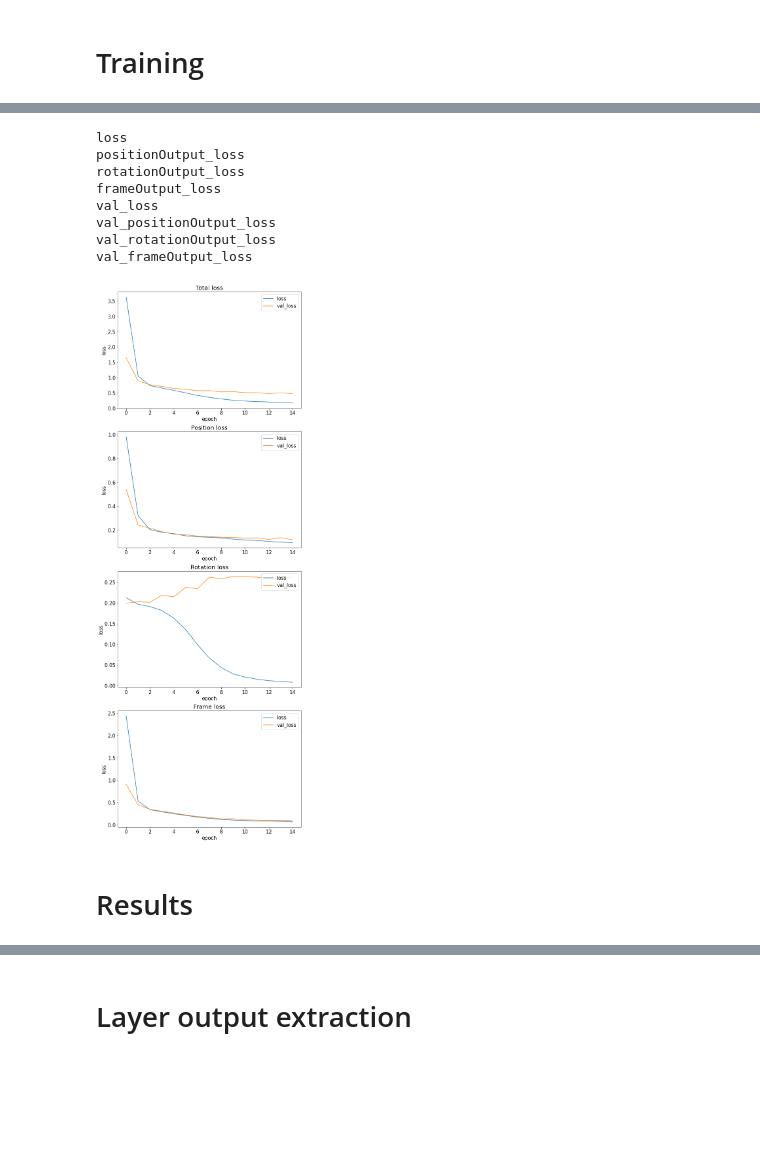
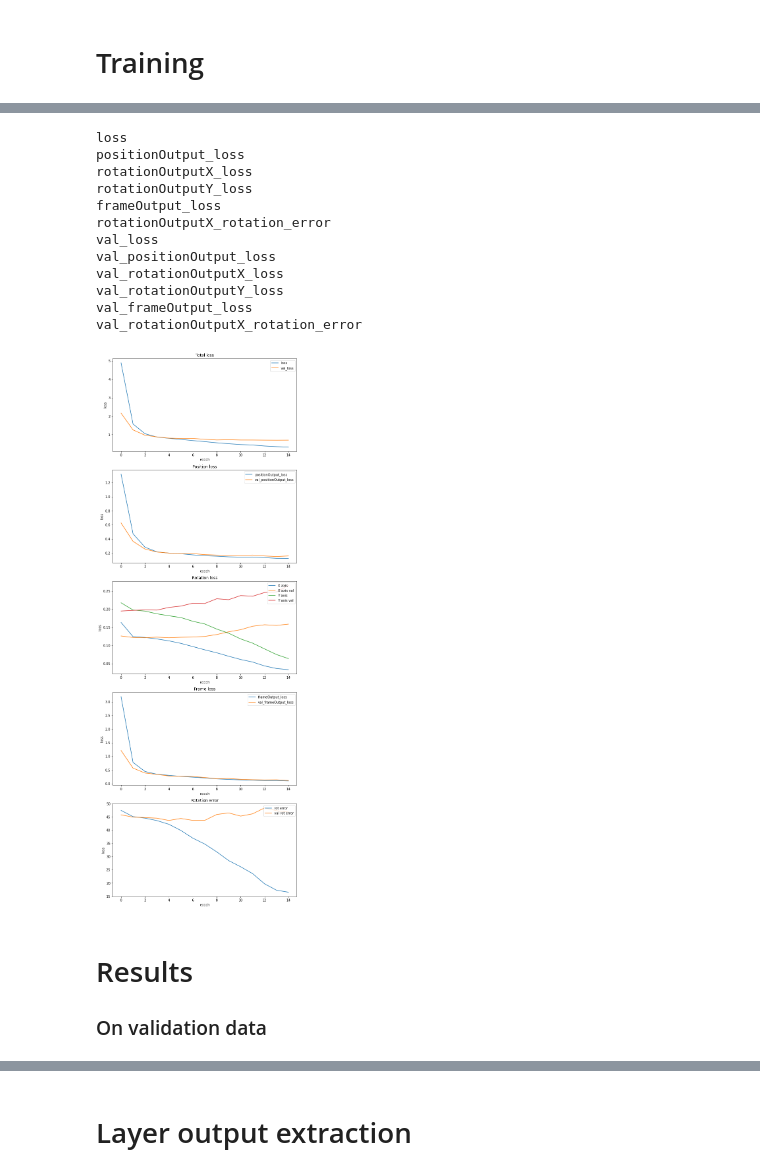
Before and after one commit to mateuszbugaj/Position_and_rotation_CNN, a Jupyter notebook: position_rotation_rgb.ipynb, the cells around one changed output, grey strips where cells are left out. Saved outputs shown, nothing was run; the diff lists cells and outputs as text; code cells hidden in the pictures; blank space fills up the shorter version.

```diff
--- a/position_rotation_rgb.ipynb
+++ b/position_rotation_rgb.ipynb
@@ -100,7 +102,9 @@ for i in shuffled_indices:
                 dataset[i][1]['bxx'],
                 dataset[i][1]['ry'],
                 dataset[i][1]['gy'],
-                dataset[i][1]['byy']]
+                dataset[i][1]['byy'],
+               dataset[i][1]['rotX'],
+               dataset[i][1]['rotY']]
 
     y.append(y_labels)
 
@@ -308,10 +342,17 @@ ________________________________________________________________________________
 # %% [markdown]
 # Training
 # %%
-history = model.fit(x = X,
-                   y = {"frameOutput": y[:, 0:4], "positionOutput": y[:, 4:7], "rotationOutput": y[:, 7:13]},
-                   batch_size = 32,
-                   epochs = 15,
-                   validation_split = 0.2)
+training_data = X[:int(IMAGES*0.8)]
+validation_data = X[:int(IMAGES*0.2)]
+
+history = model.fit(x = training_data,
+                    validation_data = validation_data,
+                    y = {"frameOutput": y[:, 0:4],
+                         "positionOutput": y[:, 4:7],
+                         "rotationOutputX": y[:, 7:10],
+                         "rotationOutputY": y[:, 10:13]},
+                    batch_size = 32,
+                    epochs = 15,
+                    validation_split = 0.2)
 # %% [output]
 Epoch 1/15
@@ -335,46 +376,60 @@ Epoch 15/15
 for k in history.history.keys():
     print(k)
 
-fig, axs = plt.subplots(ncols = 1, nrows = 4, figsize=(10,30))
+fig, axs = plt.subplots(ncols = 1, nrows = 5, figsize=(10,30))
 
 axs[0].plot(history.history['loss'], label = "loss")
 axs[0].plot(history.history['val_loss'], label = "val_loss")
 axs[0].set_ylabel('loss')
 axs[0].set_xlabel('epoch')
 axs[0].legend(loc='upper right')
 axs[0].set_title("Total loss")
 
-axs[1].plot(history.history['positionOutput_loss'], label = "loss")
-axs[1].plot(history.history['val_positionOutput_loss'], label = "val_loss")
+axs[1].plot(history.history['positionOutput_loss'], label = "positionOutput_loss")
+axs[1].plot(history.history['val_positionOutput_loss'], label = "val_positionOutput_loss")
 axs[1].set_ylabel('loss')
 axs[1].set_xlabel('epoch')
 axs[1].legend(loc='upper right')
 axs[1].set_title("Position loss")
 
-axs[2].plot(history.history['rotationOutput_loss'], label = "loss")
-axs[2].plot(history.history['val_rotationOutput_loss'], label = "val_loss")
+axs[2].plot(history.history['rotationOutputX_loss'], label = "X axis")
+axs[2].plot(history.history['val_rotationOutputX_loss'], label = "X axis val")
+axs[2].plot(history.history['rotationOutputY_loss'], label = "Y axis")
+axs[2].plot(history.history['val_rotationOutputY_loss'], label = "Y axis val")
 axs[2].set_ylabel('loss')
 axs[2].set_xlabel('epoch')
 axs[2].legend(loc='upper right')
 axs[2].set_title("Rotation loss")
 
-axs[3].plot(history.history['frameOutput_loss'], label = "loss")
-axs[3].plot(history.history['val_frameOutput_loss'], label = "val_loss")
+axs[3].plot(history.history['frameOutput_loss'], label = "frameOutput_loss")
+axs[3].plot(history.history['val_frameOutput_loss'], label = "val_frameOutput_loss")
 axs[3].set_ylabel('loss')
 axs[3].set_xlabel('epoch')
 axs[3].legend(loc='upper right')
 axs[3].set_title("Frame loss")
 
+axs[4].plot(history.history['rotationOutputX_rotation_error'], label = "rot error")
+axs[4].plot(history.history['val_rotationOutputX_rotation_error'], label = "val rot error")
+axs[4].set_ylabel('loss')
+axs[4].set_xlabel('epoch')
+axs[4].legend(loc='upper right')
+axs[4].set_title("Rotation error")
+
 plt.show()
 # %% [output]
 loss
 positionOutput_loss
-rotationOutput_loss
+rotationOutputX_loss
+rotationOutputY_loss
 frameOutput_loss
+rotationOutputX_rotation_error
 val_loss
 val_positionOutput_loss
-val_rotationOutput_loss
+val_rotationOutputX_loss
+val_rotationOutputY_loss
 val_frameOutput_loss
+val_rotationOutputX_rotation_error
-[figure, old version]
+[figure, new version]
 # %% [markdown]
 # Results
+### On validation data
```
Also changed, not shown: parts of 14 cells of this notebook, 8 other files.
